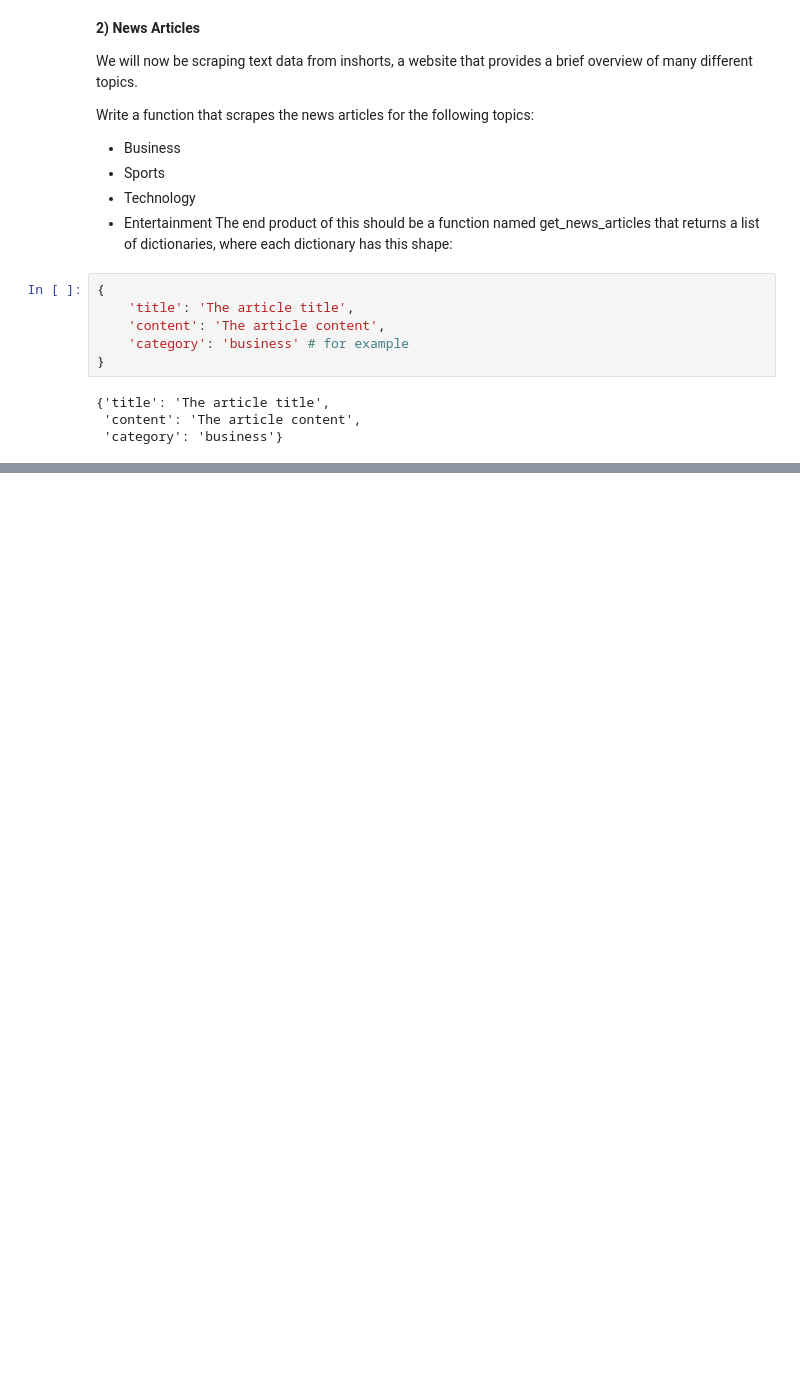
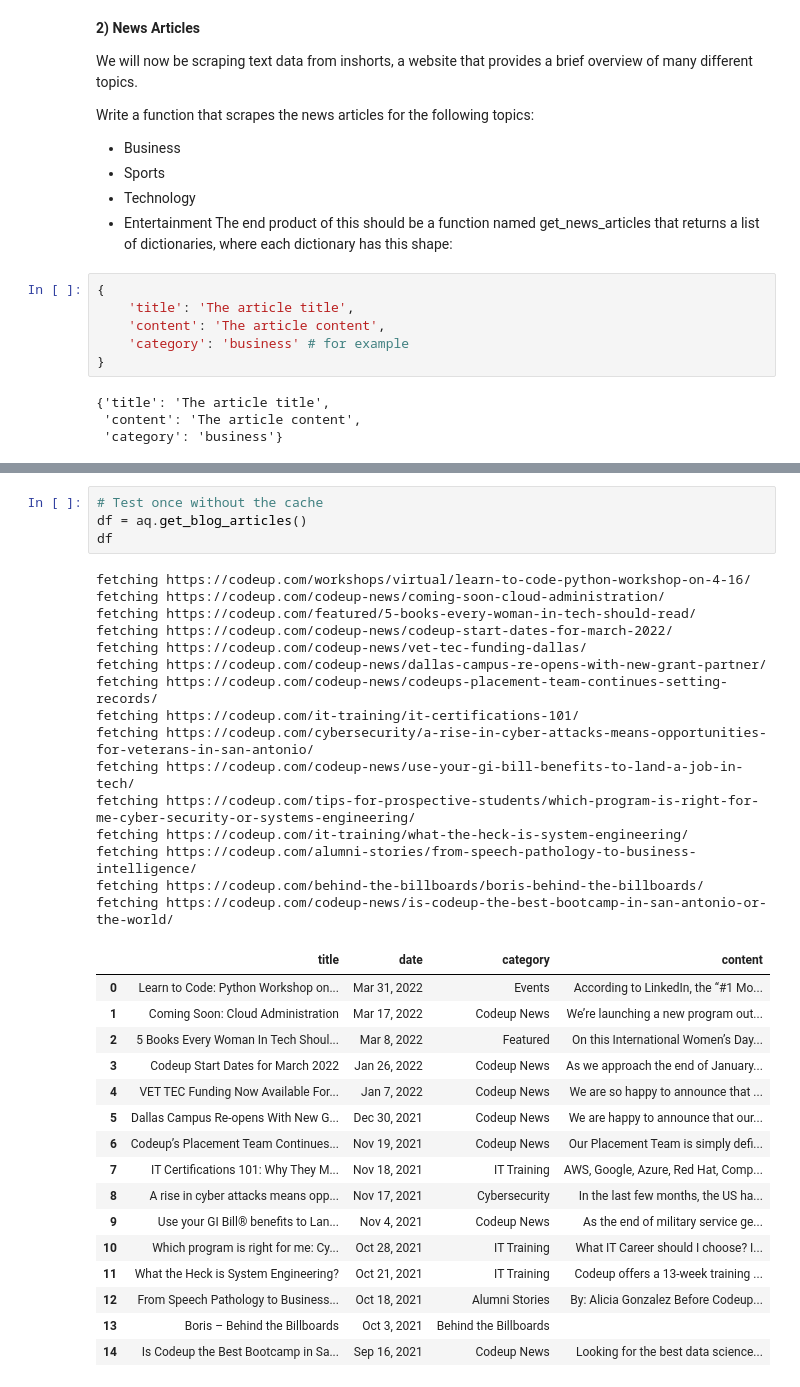
Before and after one commit to kristofer-rivera/natural-language-processing-exercises, a Jupyter notebook: acquire.ipynb, the cells around one changed output, grey strips where cells are left out. Saved outputs shown, nothing was run; the diff lists cells and outputs as text; blank space fills up the shorter version.

```diff
--- a/acquire.ipynb
+++ b/acquire.ipynb
@@ -188,0 +365,36 @@ The end product of this should be a function named get_news_articles that return
+# %%
+# Test once without the cache
+df = aq.get_blog_articles()
+df
+# %% [output]
+fetching https://codeup.com/workshops/virtual/learn-to-code-python-workshop-on-4-16/
+fetching https://codeup.com/codeup-news/coming-soon-cloud-administration/
+fetching https://codeup.com/featured/5-books-every-woman-in-tech-should-read/
+fetching https://codeup.com/codeup-news/codeup-start-dates-for-march-2022/
+fetching https://codeup.com/codeup-news/vet-tec-funding-dallas/
+fetching https://codeup.com/codeup-news/dallas-campus-re-opens-with-new-grant-partner/
+fetching https://codeup.com/codeup-news/codeups-placement-team-continues-setting-records/
+fetching https://codeup.com/it-training/it-certifications-101/
+fetching https://codeup.com/cybersecurity/a-rise-in-cyber-attacks-means-opportunities-for-veterans-in-san-antonio/
+fetching https://codeup.com/codeup-news/use-your-gi-bill-benefits-to-land-a-job-in-tech/
+fetching https://codeup.com/tips-for-prospective-students/which-program-is-right-for-me-cyber-security-or-systems-engineering/
+fetching https://codeup.com/it-training/what-the-heck-is-system-engineering/
+fetching https://codeup.com/alumni-stories/from-speech-pathology-to-business-intelligence/
+fetching https://codeup.com/behind-the-billboards/boris-behind-the-billboards/
+fetching https://codeup.com/codeup-news/is-codeup-the-best-bootcamp-in-san-antonio-or-the-world/
+|  | title | date | category | content |
+| 0 | Learn to Code: Python Workshop on... | Mar 31, 2022 | Events | According to LinkedIn, the “#1 Mo... |
+| 1 | Coming Soon: Cloud Administration | Mar 17, 2022 | Codeup News | We’re launching a new program out... |
+| 2 | 5 Books Every Woman In Tech Shoul... | Mar 8, 2022 | Featured | On this International Women’s Day... |
+| 3 | Codeup Start Dates for March 2022 | Jan 26, 2022 | Codeup News | As we approach the end of January... |
+| 4 | VET TEC Funding Now Available For... | Jan 7, 2022 | Codeup News | We are so happy to announce that ... |
+| 5 | Dallas Campus Re-opens With New G... | Dec 30, 2021 | Codeup News | We are happy to announce that our... |
+| 6 | Codeup’s Placement Team Continues... | Nov 19, 2021 | Codeup News | Our Placement Team is simply defi... |
+| 7 | IT Certifications 101: Why They M... | Nov 18, 2021 | IT Training | AWS, Google, Azure, Red Hat, Comp... |
+| 8 | A rise in cyber attacks means opp... | Nov 17, 2021 | Cybersecurity | In the last few months, the US ha... |
+| 9 | Use your GI Bill® benefits to Lan... | Nov 4, 2021 | Codeup News | As the end of military service ge... |
+| 10 | Which program is right for me: Cy... | Oct 28, 2021 | IT Training | What IT Career should I choose? I... |
+| 11 | What the Heck is System Engineering? | Oct 21, 2021 | IT Training | Codeup offers a 13-week training ... |
+| 12 | From Speech Pathology to Business... | Oct 18, 2021 | Alumni Stories | By: Alicia Gonzalez Before Codeup... |
+| 13 | Boris – Behind the Billboards | Oct 3, 2021 | Behind the Billboards |  |
+| 14 | Is Codeup the Best Bootcamp in Sa... | Sep 16, 2021 | Codeup News | Looking for the best data science... |
```
Also changed, not shown: parts of 26 cells of this notebook, 1 other file.
